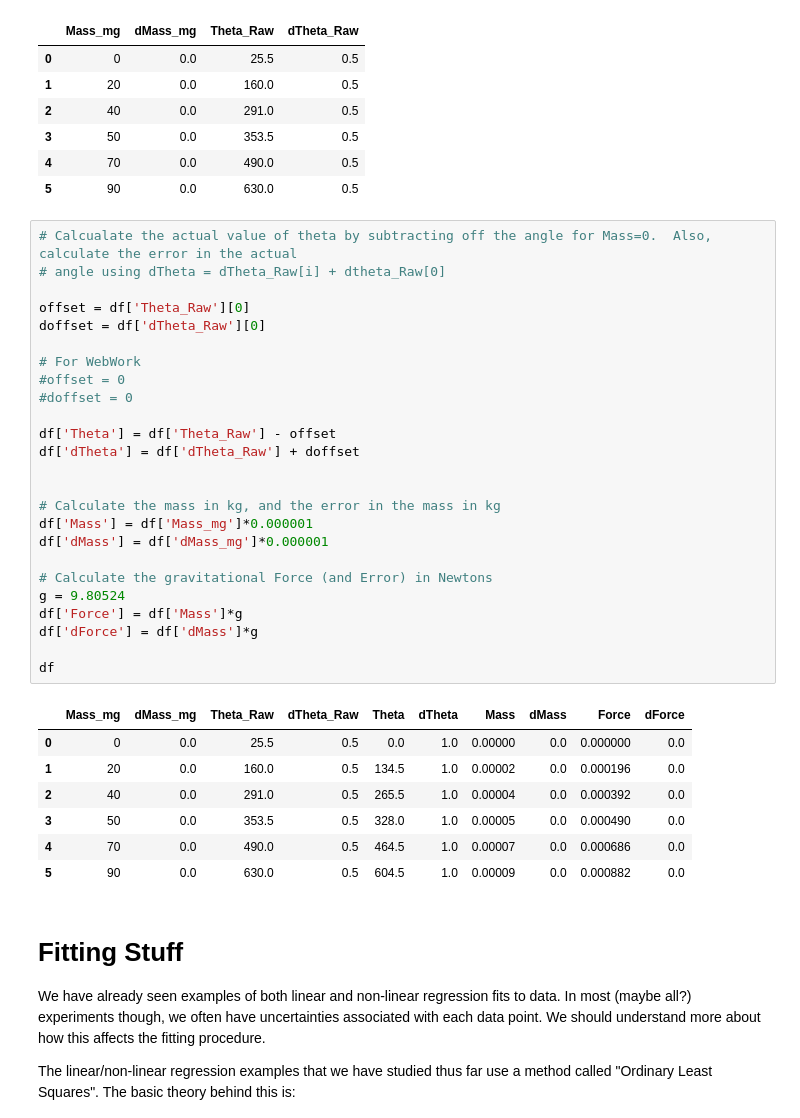
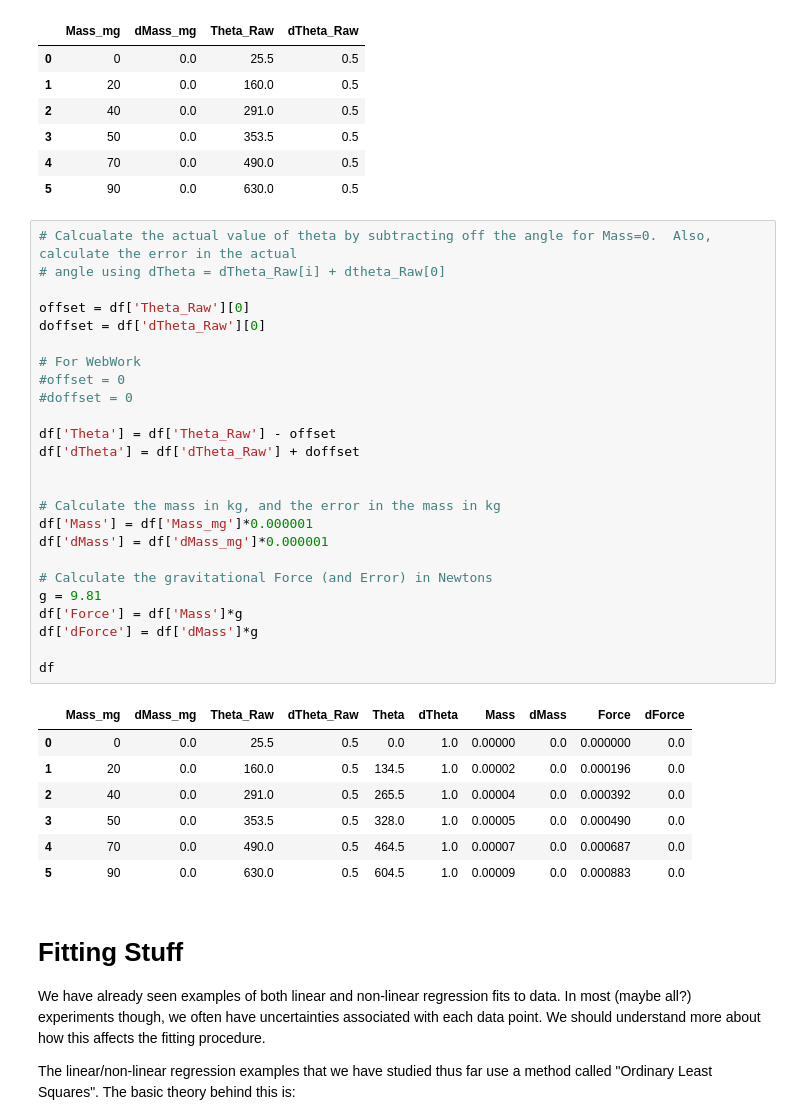
Before and after one commit to brash99/Phys202L, a Jupyter notebook: JupyterNotebooks/Coulombs_Law_Analysis.ipynb, the cells around one changed output. Drawn from its saved outputs; the diff is of its cells as text.

```diff
--- a/JupyterNotebooks/Coulombs_Law_Analysis.ipynb
+++ b/JupyterNotebooks/Coulombs_Law_Analysis.ipynb
@@ -26,36 +38,36 @@ df
 # %%
 # Calcualate the actual value of theta by subtracting off the angle for Mass=0.  Also, calculate the error in the actual
 # angle using dTheta = dTheta_Raw[i] + dtheta_Raw[0]
 
 offset = df['Theta_Raw'][0]
 doffset = df['dTheta_Raw'][0]
 
 # For WebWork
 #offset = 0
 #doffset = 0
 
 df['Theta'] = df['Theta_Raw'] - offset
 df['dTheta'] = df['dTheta_Raw'] + doffset
 
 
 # Calculate the mass in kg, and the error in the mass in kg
 df['Mass'] = df['Mass_mg']*0.000001
 df['dMass'] = df['dMass_mg']*0.000001
 
 # Calculate the gravitational Force (and Error) in Newtons
-g = 9.80524
+g = 9.81
 df['Force'] = df['Mass']*g
 df['dForce'] = df['dMass']*g
 
 df
 # %% [output]
 |  | Mass_mg | dMass_mg | Theta_Raw | dTheta_Raw | Theta | dTheta | Mass | dMass | Force | dForce |
 | 0 | 0 | 0.0 | 25.5 | 0.5 | 0.0 | 1.0 | 0.00000 | 0.0 | 0.000000 | 0.0 |
 | 1 | 20 | 0.0 | 160.0 | 0.5 | 134.5 | 1.0 | 0.00002 | 0.0 | 0.000196 | 0.0 |
 | 2 | 40 | 0.0 | 291.0 | 0.5 | 265.5 | 1.0 | 0.00004 | 0.0 | 0.000392 | 0.0 |
 | 3 | 50 | 0.0 | 353.5 | 0.5 | 328.0 | 1.0 | 0.00005 | 0.0 | 0.000490 | 0.0 |
-| 4 | 70 | 0.0 | 490.0 | 0.5 | 464.5 | 1.0 | 0.00007 | 0.0 | 0.000686 | 0.0 |
-| 5 | 90 | 0.0 | 630.0 | 0.5 | 604.5 | 1.0 | 0.00009 | 0.0 | 0.000882 | 0.0 |
+| 4 | 70 | 0.0 | 490.0 | 0.5 | 464.5 | 1.0 | 0.00007 | 0.0 | 0.000687 | 0.0 |
+| 5 | 90 | 0.0 | 630.0 | 0.5 | 604.5 | 1.0 | 0.00009 | 0.0 | 0.000883 | 0.0 |
 # %% [markdown]
 # Fitting Stuff
 
```
Also changed, not shown: parts of 11 cells of this notebook, 1 other file.
